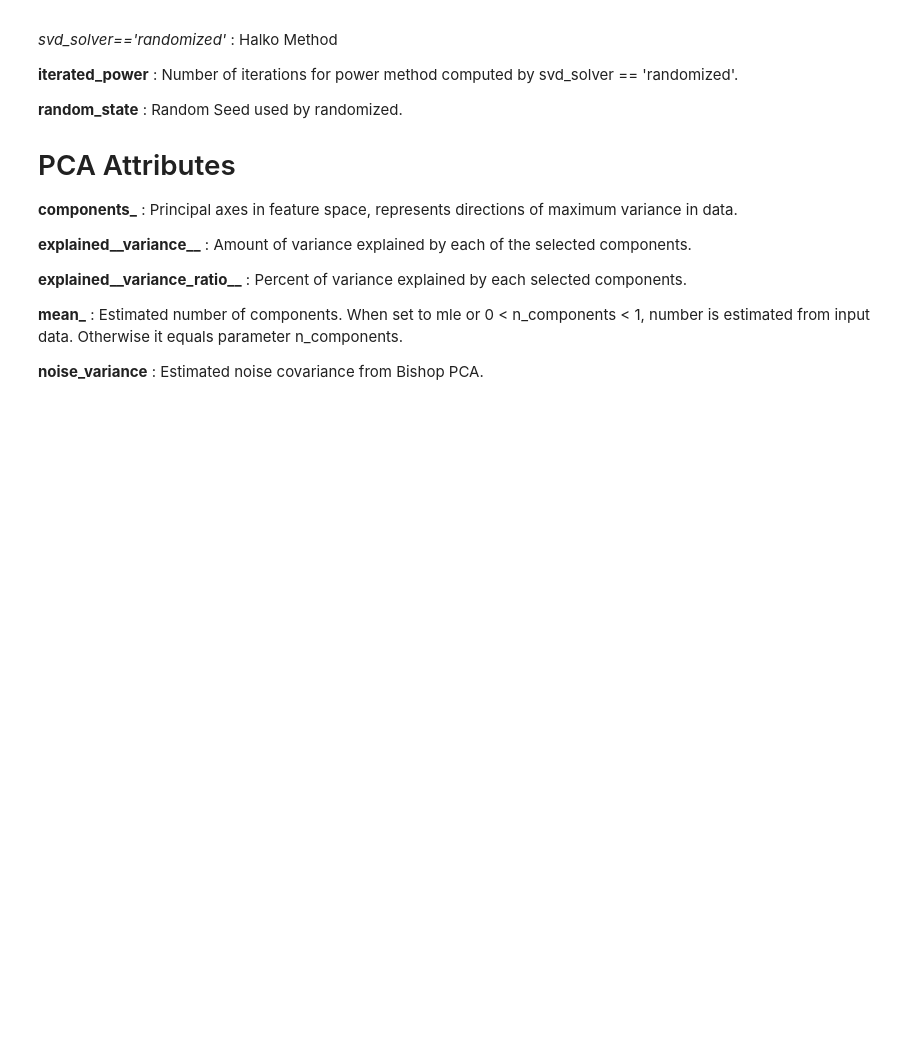
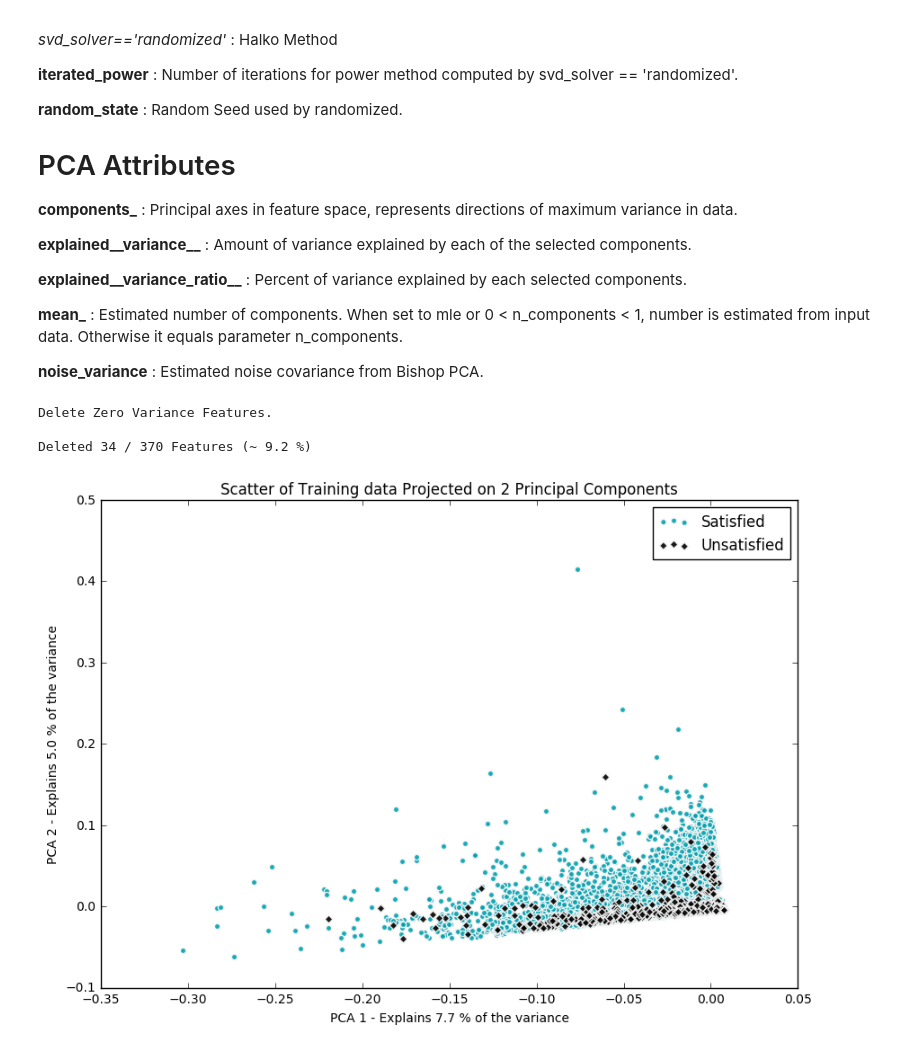
Before and after one commit to RexGoliath1/Unsupervised, a Jupyter notebook: DimReduce.ipynb, the cells around one changed output. Cells and saved outputs as stored; diff of their text form; code cells hidden in the pictures; blank space fills up the shorter version.

```diff
--- a/DimReduce.ipynb
+++ b/DimReduce.ipynb
@@ -39,0 +77,36 @@ from sklearn.decomposition import PCA
+# %%
+# Remove feature vector with 1 unique value
+# deoesn't help with prediction
+def remove_const_feat(X):
+    print("Delete Zero Variance Features.\n")
+
+    # Get 0 var features by fitting VarThresh to data
+    n_feat_orig = X.shape[1]
+    selector = VarianceThreshold()
+    selector.fit(X)
+
+    #Get Zero Variance Indicies
+    idx_feat_keep = selector.get_support(indices=True)
+    idx_feat_orig = np.arange(X.columns.size)
+    idx_feat_delete = np.delete(idx_feat_orig, idx_feat_keep)
+
+    # Delete Zero Var Feats
+    X = X.drop(labels=X.columns[idx_feat_delete], axis=1)
+
+    # Print Actions
+    n_feat_delete = idx_feat_delete.size
+    print("Deleted %s / %s Features (~ %.1f %%)" % (
+        n_feat_delete, n_feat_orig,
+        100.0 * (np.float(n_feat_delete) / n_feat_orig)))
+
+    return X
+# %%
+# Removed Identical Deletion
+X = pd.read_csv('./Santander/train.csv', index_col=0, sep=',')
+X = remove_const_feat(X)
+pca_train_viz(X)
+# %% [output]
+Delete Zero Variance Features.
+
+Deleted 34 / 370 Features (~ 9.2 %)
+[figure, added]
```
Also changed, not shown: parts of 3 cells of this notebook.
